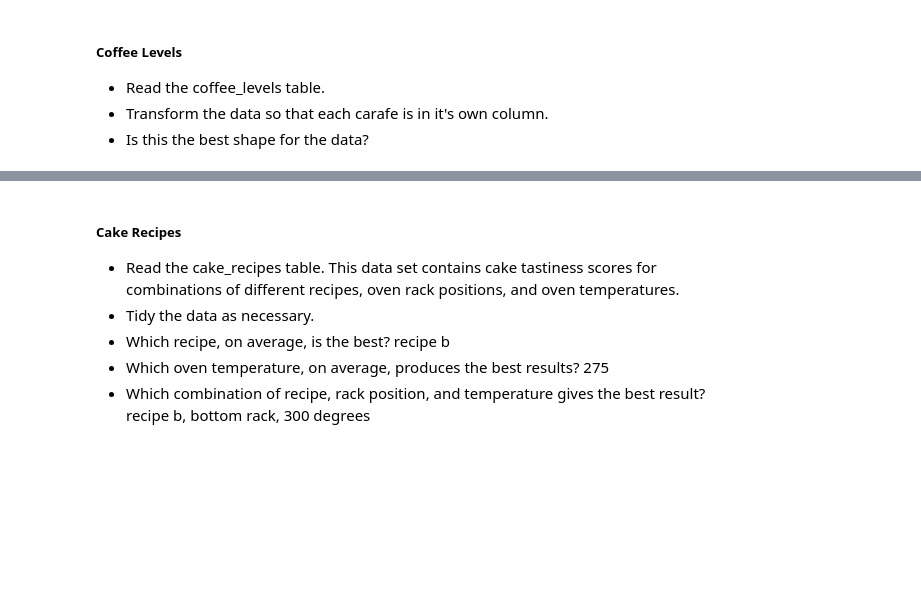
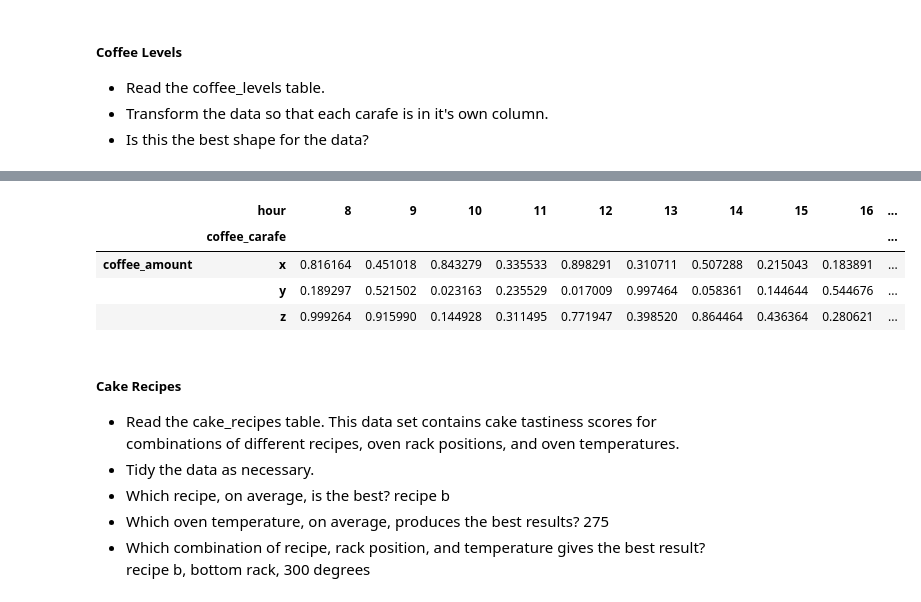
Before and after one commit to JenniferMLewis/classification-exercises, a Jupyter notebook: classification_exercises.ipynb, the cells around one changed output, grey strips where cells are left out. Drawn from its saved outputs; the diff is of its cells as text; code cells hidden in the pictures; blank space fills up the shorter version.

```diff
--- a/classification_exercises.ipynb
+++ b/classification_exercises.ipynb
@@ -565,3 +635,6 @@ You should end up with something like this:
 - Read the coffee_levels table.
 - Transform the data so that each carafe is in it's own column.
 - Is this the best shape for the data?
+# %%
+coffee = pd.read_csv('untidy-data/coffee_levels.csv')
+coffee.head()
@@ -567,0 +648,4 @@ You should end up with something like this:
+# %%
+# pivot is really interesting, very useful. Index is the item we want to preserve. columns is which we want to break the other values down into, so we get amount of coffee per coffee carafe, for each hour!
+coffee = coffee.pivot(index='hour', columns='coffee_carafe')
+coffee
@@ -568,3 +666,13 @@ You should end up with something like this:
+# %%
+# The above is easier to view in a small space for this set of data.
+# I personally like this form for the data, but I know a lot of people would rather have more rows than columns.
+coffee.T
+# %% [output]
+|  | hour | 8 | 9 | 10 | 11 | 12 | 13 | 14 | 15 | 16 | ... |
+|  | coffee_carafe |  |  |  |  |  |  |  |  |  | ... |
+| coffee_amount | x | 0.816164 | 0.451018 | 0.843279 | 0.335533 | 0.898291 | 0.310711 | 0.507288 | 0.215043 | 0.183891 | ... |
+|  | y | 0.189297 | 0.521502 | 0.023163 | 0.235529 | 0.017009 | 0.997464 | 0.058361 | 0.144644 | 0.544676 | ... |
+|  | z | 0.999264 | 0.915990 | 0.144928 | 0.311495 | 0.771947 | 0.398520 | 0.864464 | 0.436364 | 0.280621 | ... |
 # %% [markdown]
 ##### Cake Recipes
 
```
Also changed, not shown: parts of 18 cells of this notebook.
